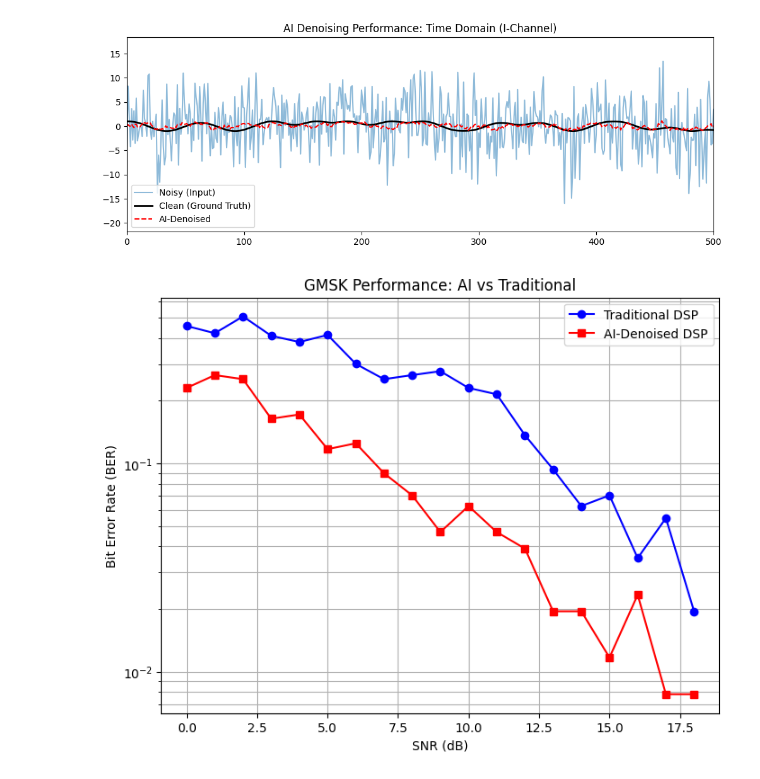
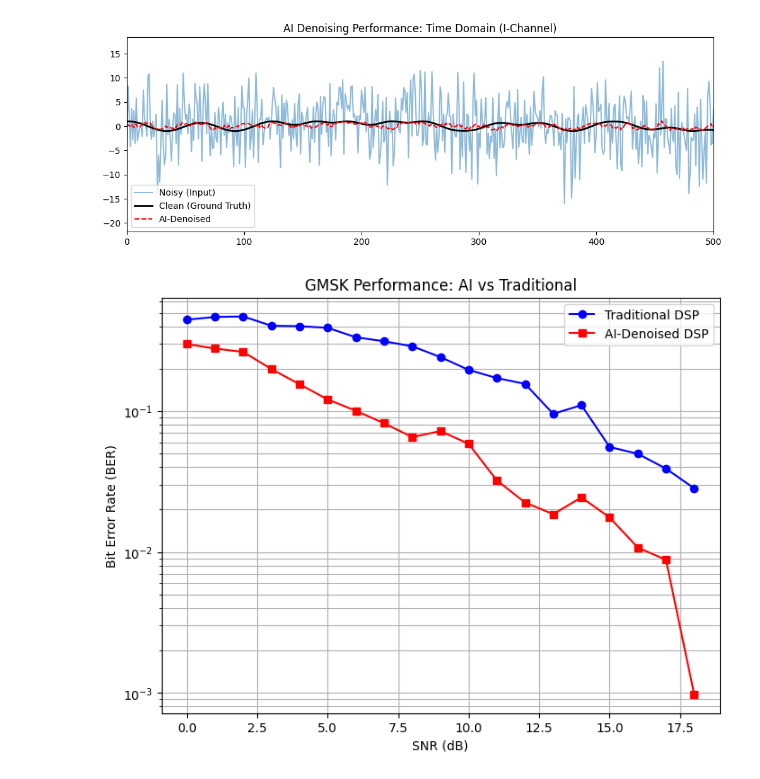
Before and after one commit to prayer-position/Cubesat-Radioastronomie, a Jupyter notebook: notebooks/Neural_Network_Denoising.ipynb, the cells around one changed output. Saved outputs shown, nothing was run; the diff lists cells and outputs as text; code cells hidden in the pictures.

```diff
--- a/notebooks/Neural_Network_Denoising.ipynb
+++ b/notebooks/Neural_Network_Denoising.ipynb
@@ -149,36 +148,36 @@ model.eval()
 for snr in snr_range:
     # 1. Generate test data for this specific SNR
     # (Assuming you have a helper to generate bits and noisy signals)
-    bits, s_noisy, s_clean = generate_test_signal(snr, L, fc)
+    bits, s_noisy, s_clean = generate_test_signal(1024, snr, L, fc)
 
     # --- Traditional Path ---
     bits_trad = gmsk_demod(s_noisy, L)
     err_trad = np.sum(bits != bits_trad) / len(bits)
     ber_traditional.append(err_trad)
 
     # --- AI Path ---
     # Prepare for model: (1, 2, Length)
     input_tensor = torch.from_numpy(np.vstack((s_noisy.real, s_noisy.imag))).float().unsqueeze(0)
     with torch.no_grad():
         denoised_iq_raw = model(input_tensor).squeeze(0).numpy()
 
     # Reconstruct complex signal from AI output
     s_denoised = denoised_iq_raw[0, :] + 1j * denoised_iq_raw[1, :]
 
     bits_ai = gmsk_demod(s_denoised, L)
     err_ai = np.sum(bits != bits_ai) / len(bits)
     ber_ai_assisted.append(err_ai)
 
 # Plotting the Waterfall Curve
 plt.figure(figsize=(8, 6))
 plt.semilogy(snr_range, ber_traditional, 'b-o', label='Traditional DSP')
 plt.semilogy(snr_range, ber_ai_assisted, 'r-s', label='AI-Denoised DSP')
 plt.grid(True, which='both')
 plt.xlabel('SNR (dB)')
 plt.ylabel('Bit Error Rate (BER)')
 plt.title('GMSK Performance: AI vs Traditional')
 plt.legend()
 plt.show()
 # %% [output]
-[figure, old version]
+[figure, new version]
 # %%
```
Also changed, not shown: parts of 6 cells of this notebook, 3 other files.
